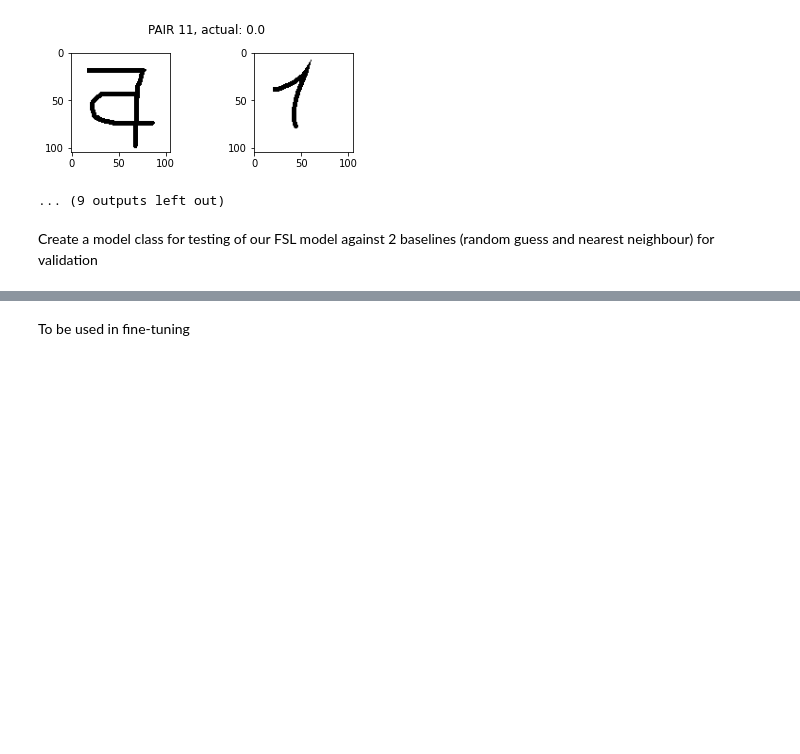
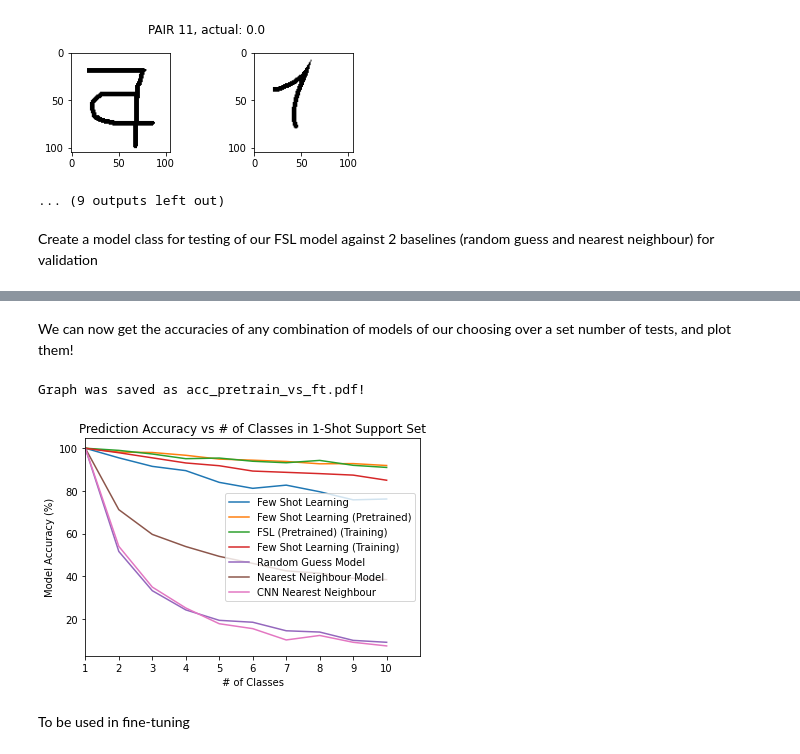
Before and after one commit to beetee17/few_shot_learning, a Jupyter notebook: keras-one-shot/omniglot.ipynb, the cells around one changed output, grey strips where cells are left out. Drawn from its saved outputs; the diff is of its cells as text; code cells hidden in the pictures; blank space fills up the shorter version.

```diff
--- a/keras-one-shot/omniglot.ipynb
+++ b/keras-one-shot/omniglot.ipynb
@@ -620,6 +657,8 @@ class Predictor(object):
         self.num_tests = 0
         self.name = name
         self.prediction = None
+        self.use_training_set = False
+        self.only_supports_rgb = False
 
     def reset(self):
         self.n_correct = 0
@@ -665,17 +704,19 @@ class Predictor(object):
 # %%
 class FSL(Predictor):
 
-    def __init__(self, model, name='Few Shot Learning'):
+    def __init__(self, model, name='Few Shot Learning', use_training_set=False, only_supports_rgb=False):
         super().__init__(name)
         self.model = model
         self.name = name
         self.probs = None
+        self.use_training_set = use_training_set
+        self.only_supports_rgb = only_supports_rgb
 
     def get_probs(self):
         return np.round(self.probs, 4)
 
     def set_prediction(self, support_set, targets):
-        probs = model.predict([support_set[:,0], support_set[:,1]])
+        probs = self.model.predict([support_set[:,0], support_set[:,1]])
         self.probs = probs
         self.prediction = np.argmax(probs)
 # %%
@@ -748,3 +808,16 @@ def test_models(models, X_test, Y_test, num_tests, N, K, verbose = 0):
     for model in models:
         accuracy.update({model.name : model.calc_accuracy(N, K)})
     return accuracy
+# %%
+# Our siamese network that we trained on the training dataset only
+scratch_model = load_model('model_8.h5')
+
+# Siamese net that was pretrained on large scale dataset and fine tuned with our trainng datset
+fine_tuned_model = load_model('vgg16')
+
+# Same as above, except it was not fine tuned to our training set
+pretrained_model = get_pretrained_model((105,105,3))
+
+optimizer = Adam(lr = 0.00009)
+pretrained_model.compile(loss = "binary_crossentropy", optimizer=optimizer, metrics=["accuracy"])
+pretrained_model.summary()
@@ -814,3 +901,27 @@ Nearest Neighbour Model achieved 32.1% accuracy on 1000 10-way 1-shot tests
+# %% [markdown]
+We can now get the accuracies of any combination of models of our choosing over a set number of tests, and plot them!
+# %%
+N = range(1, 11)
+NUM_TESTS = 1000
+models = [
+         FSL(scratch_model),
+         FSL(scratch_model, name='Few Shot Learning (Training)', use_training_set=True)],
+         FSL(pretrain_model, name='Few Shot Learning (Pretrained)', only_supports_rgb=True),
+         FSL(pretrain_model, name='FSL (Pretrained) (Training)', use_training_set=True, only_supports_rgb=True)
+         Random(),
+         Nearest_Neighbour(),
+         FSL(model, only_supports_rgb=True, name='CNN Nearest Neighbour')
+         ]
+accuracies = get_accuracy(models, N, NUM_TESTS)
+print(accuracies)
+# %%
+with open('accuracies_160421.txt', 'r') as f:
+    contents = f.read()
+    accuracies = eval(contents)
+plot_accuracy(accuracies, save='acc_pretrain_vs_ft.pdf')
+# %% [output]
+Graph was saved as acc_pretrain_vs_ft.pdf!
+[figure, added]
 # %% [markdown]
 To be used in fine-tuning
 # %%
```
Also changed, not shown: parts of 19 cells of this notebook.
